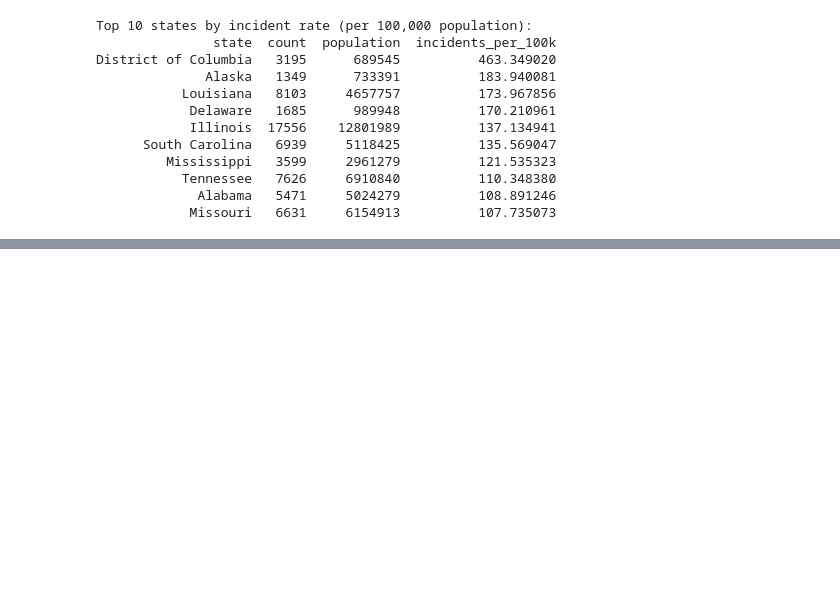
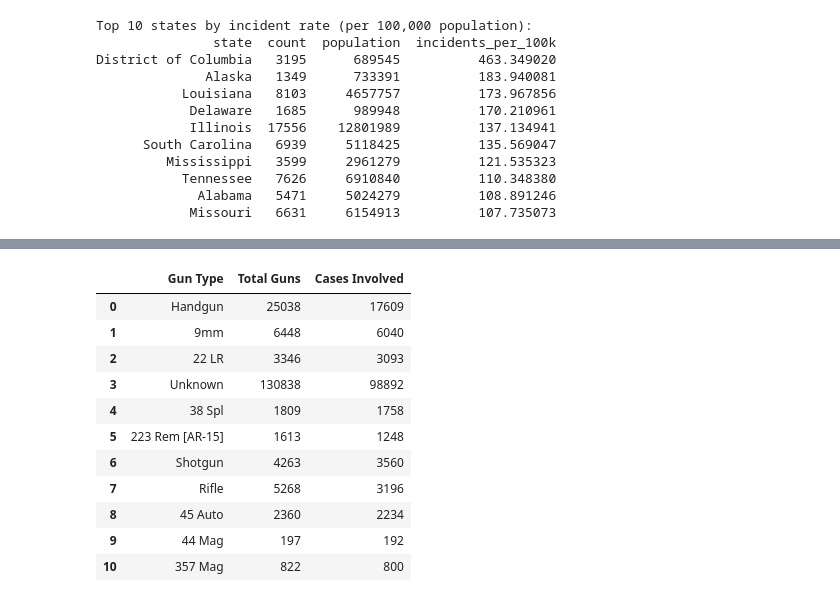
Before and after one commit to Wilsonf8/gun-violence-analysis, a Jupyter notebook: exploring.ipynb, the cells around one changed output, grey strips where cells are left out. Cells and saved outputs as stored; diff of their text form; code cells hidden in the pictures; blank space fills up the shorter version.

```diff
--- a/exploring.ipynb
+++ b/exploring.ipynb
@@ -1244,0 +1366,24 @@ District of Columbia   3195      689545          463.349020
+# %%
+# Create dataframe with gun type statistics
+gun_type_data = {
+    'Gun Type': ['Handgun', '9mm', '22 LR', 'Unknown', '38 Spl', '223 Rem [AR-15]',
+                 'Shotgun', 'Rifle', '45 Auto', '44 Mag', '357 Mag'],
+    'Total Guns': [25038, 6448, 3346, 130838, 1809, 1613, 4263, 5268, 2360, 197, 822],
+    'Cases Involved': [17609, 6040, 3093, 98892, 1758, 1248, 3560, 3196, 2234, 192, 800]
+}
+
+gun_type_df = pd.DataFrame(gun_type_data)
+gun_type_df
+# %% [output]
+|  | Gun Type | Total Guns | Cases Involved |
+| 0 | Handgun | 25038 | 17609 |
+| 1 | 9mm | 6448 | 6040 |
+| 2 | 22 LR | 3346 | 3093 |
+| 3 | Unknown | 130838 | 98892 |
+| 4 | 38 Spl | 1809 | 1758 |
+| 5 | 223 Rem [AR-15] | 1613 | 1248 |
+| 6 | Shotgun | 4263 | 3560 |
+| 7 | Rifle | 5268 | 3196 |
+| 8 | 45 Auto | 2360 | 2234 |
+| 9 | 44 Mag | 197 | 192 |
+| 10 | 357 Mag | 822 | 800 |
```
Also changed, not shown: parts of 11 cells of this notebook, 1 other file.
